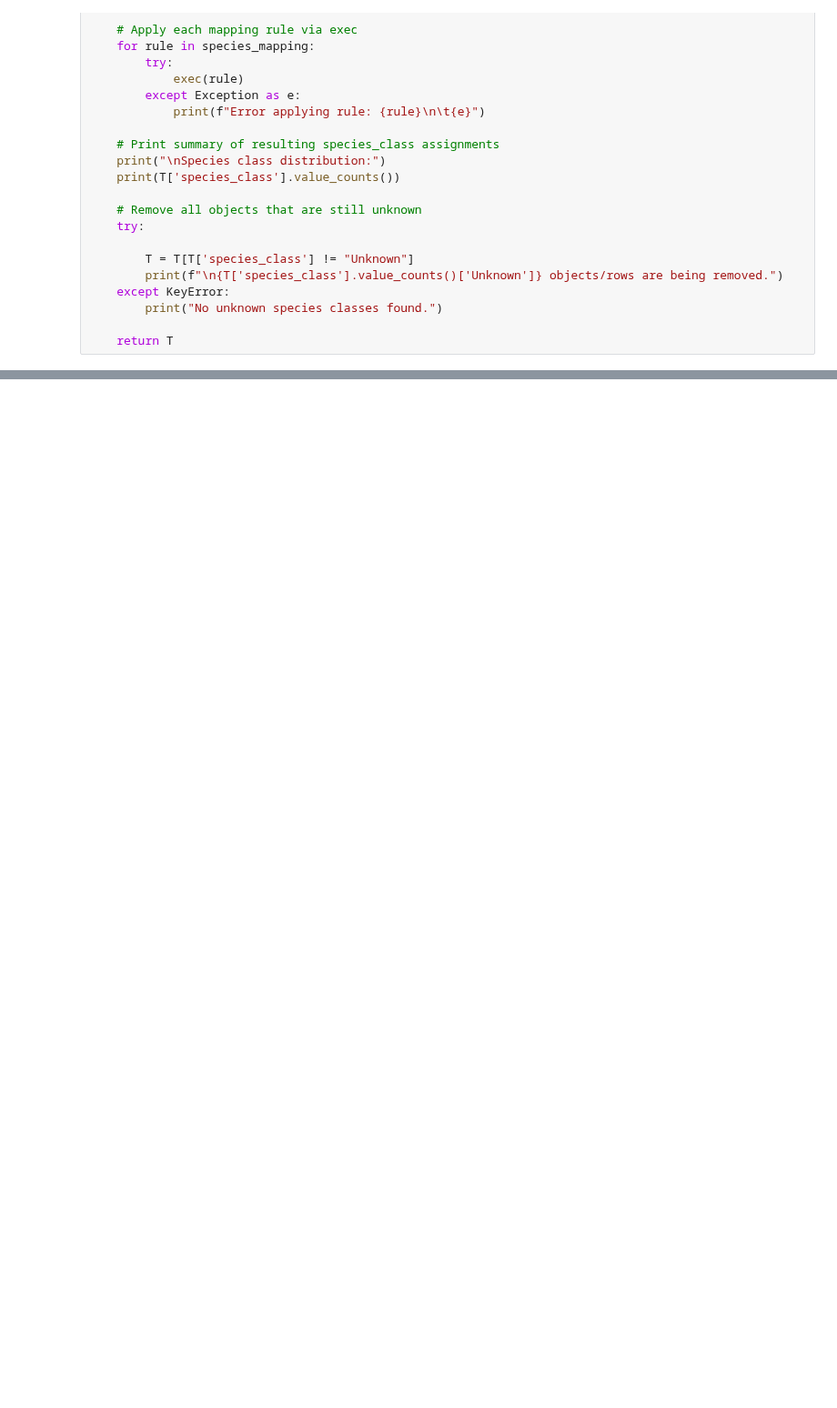
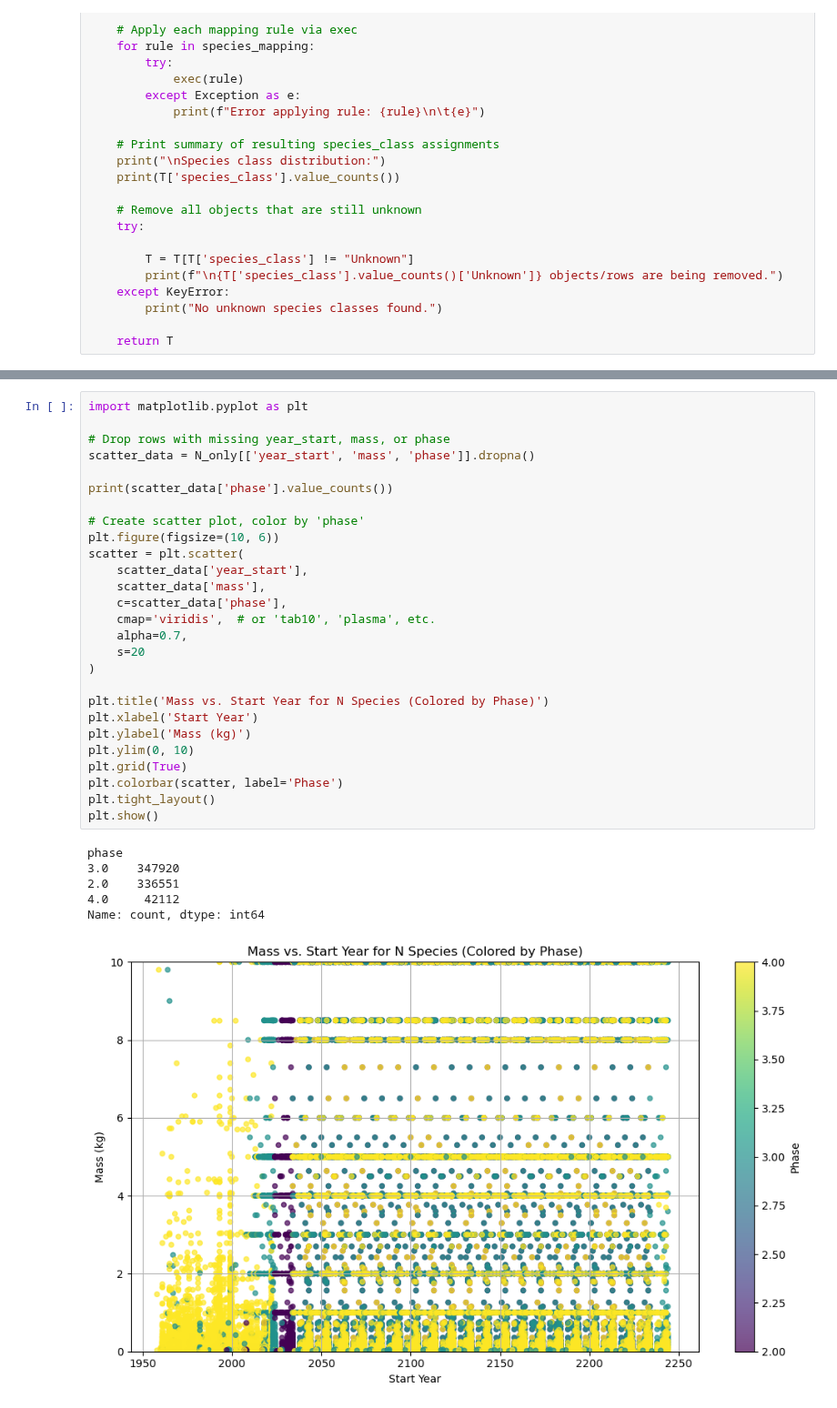
Before and after one commit to ARCLab-MIT/pyssem, a Jupyter notebook: pyssem/utils/notebooks/sep.ipynb, the cells around one changed output, grey strips where cells are left out. Shown at 91% size. Drawn from its saved outputs; the diff is of its cells as text; blank space fills up the shorter version.

```diff
--- a/pyssem/utils/notebooks/sep.ipynb
+++ b/pyssem/utils/notebooks/sep.ipynb
@@ -134,3 +151,37 @@ No unknown species classes found.
+# %%
+import matplotlib.pyplot as plt
+
+# Drop rows with missing year_start, mass, or phase
+scatter_data = N_only[['year_start', 'mass', 'phase']].dropna()
+
+print(scatter_data['phase'].value_counts())
+
+# Create scatter plot, color by 'phase'
+plt.figure(figsize=(10, 6))
+scatter = plt.scatter(
+    scatter_data['year_start'],
+    scatter_data['mass'],
+    c=scatter_data['phase'],
+    cmap='viridis',  # or 'tab10', 'plasma', etc.
+    alpha=0.7,
+    s=20
+)
+
+plt.title('Mass vs. Start Year for N Species (Colored by Phase)')
+plt.xlabel('Start Year')
+plt.ylabel('Mass (kg)')
+plt.ylim(0, 10)
+plt.grid(True)
+plt.colorbar(scatter, label='Phase')
+plt.tight_layout()
+plt.show()
+# %% [output]
+phase
+3.0    347920
+2.0    336551
+4.0     42112
+Name: count, dtype: int64
+[figure, added]
 # %%
 import matplotlib.pyplot as plt
 import pandas as pd
```
Also changed, not shown: parts of 7 cells of this notebook, 21 other files.
